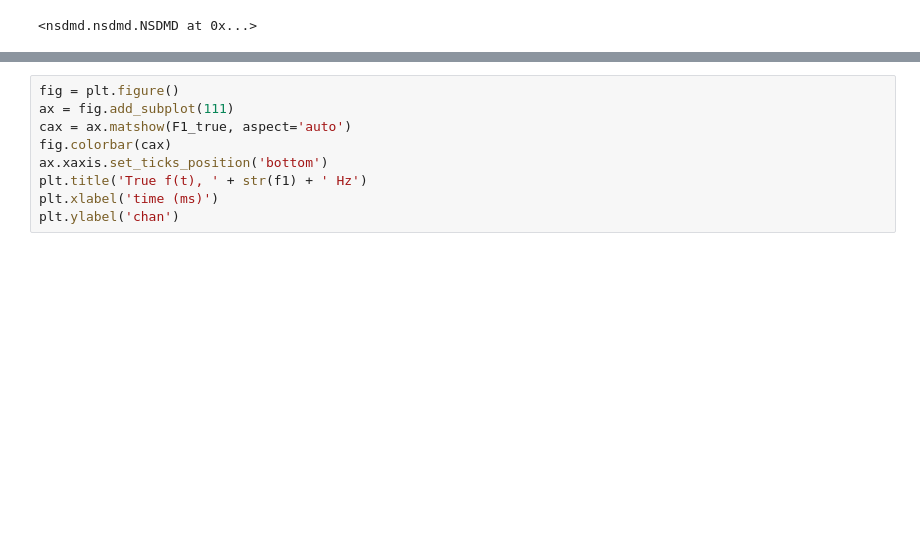
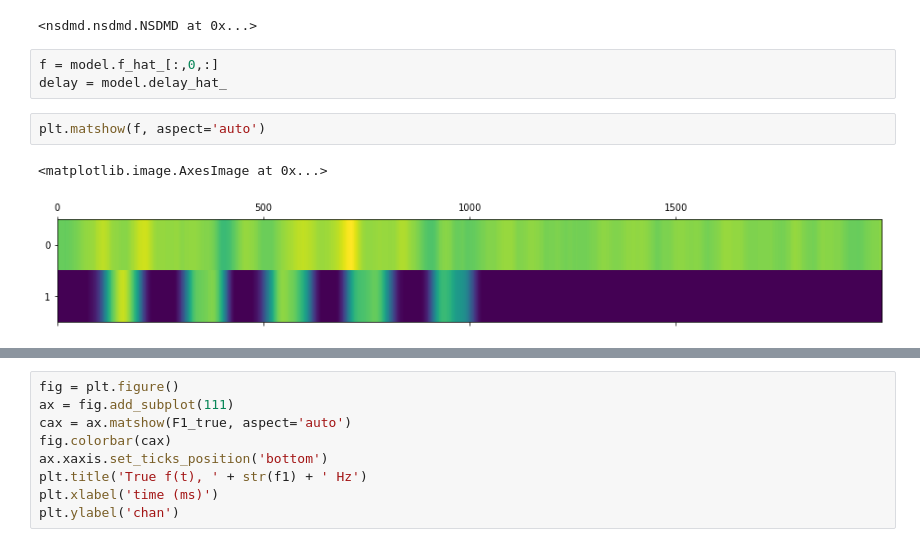
Before and after one commit to learning-2-learn/nsdmd, a Jupyter notebook: examples/coupling_lag_demo.ipynb, the cells around one changed output, grey strips where cells are left out. Drawn from its saved outputs; the diff is of its cells as text; blank space fills up the shorter version.

```diff
--- a/examples/coupling_lag_demo.ipynb
+++ b/examples/coupling_lag_demo.ipynb
@@ -70,3 +70,11 @@ Text(0, 0.5, 'Cosine Distance')
 model.fit_f(x, t, t_step, 6)
 # %% [output]
 <nsdmd.nsdmd.NSDMD at 0x...>
+# %%
+f = model.f_hat_[:,0,:]
+delay = model.delay_hat_
+# %%
+plt.matshow(f, aspect='auto')
+# %% [output]
+<matplotlib.image.AxesImage at 0x...>
+[figure, added]
```
Also changed, not shown: parts of 6 cells of this notebook, 1 other file.
